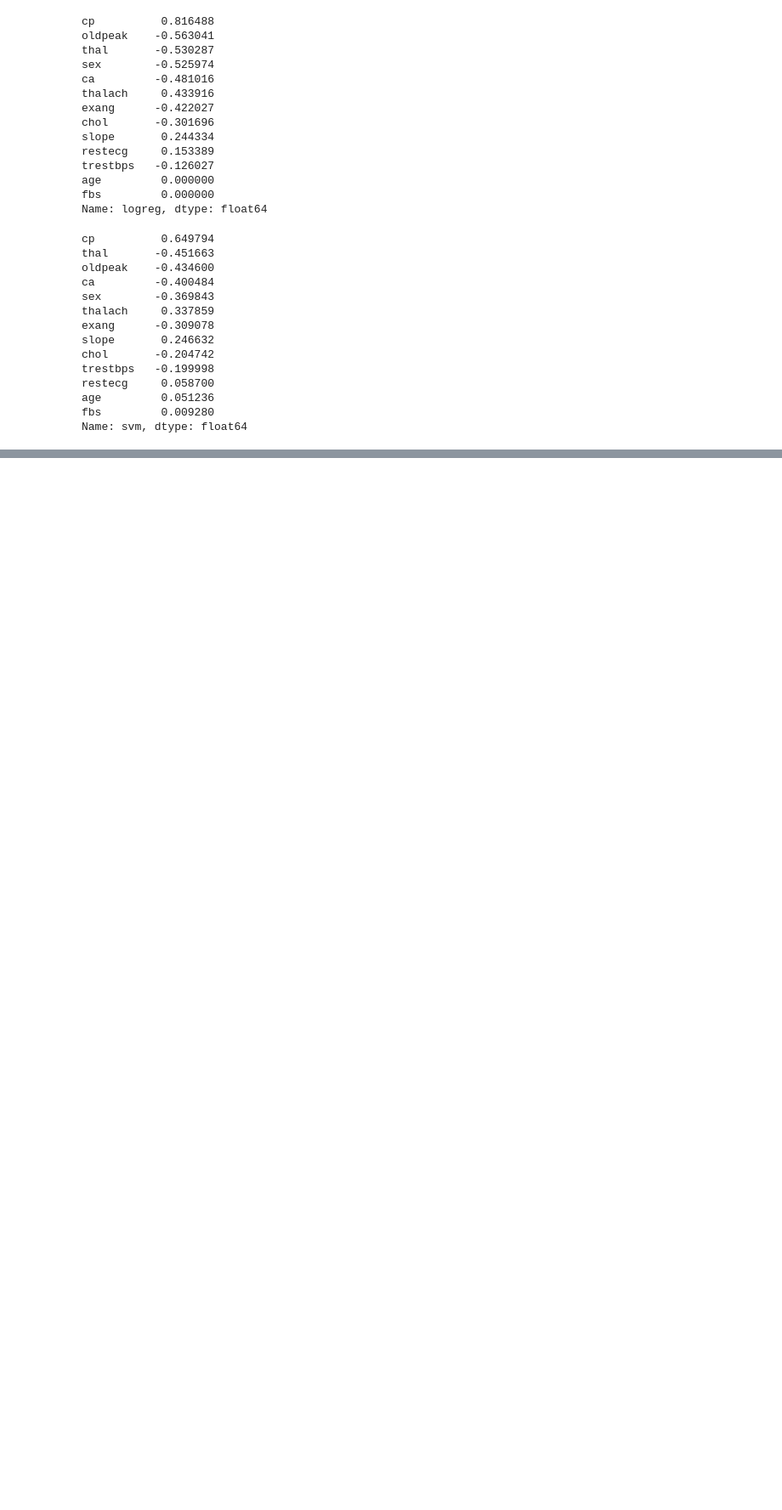
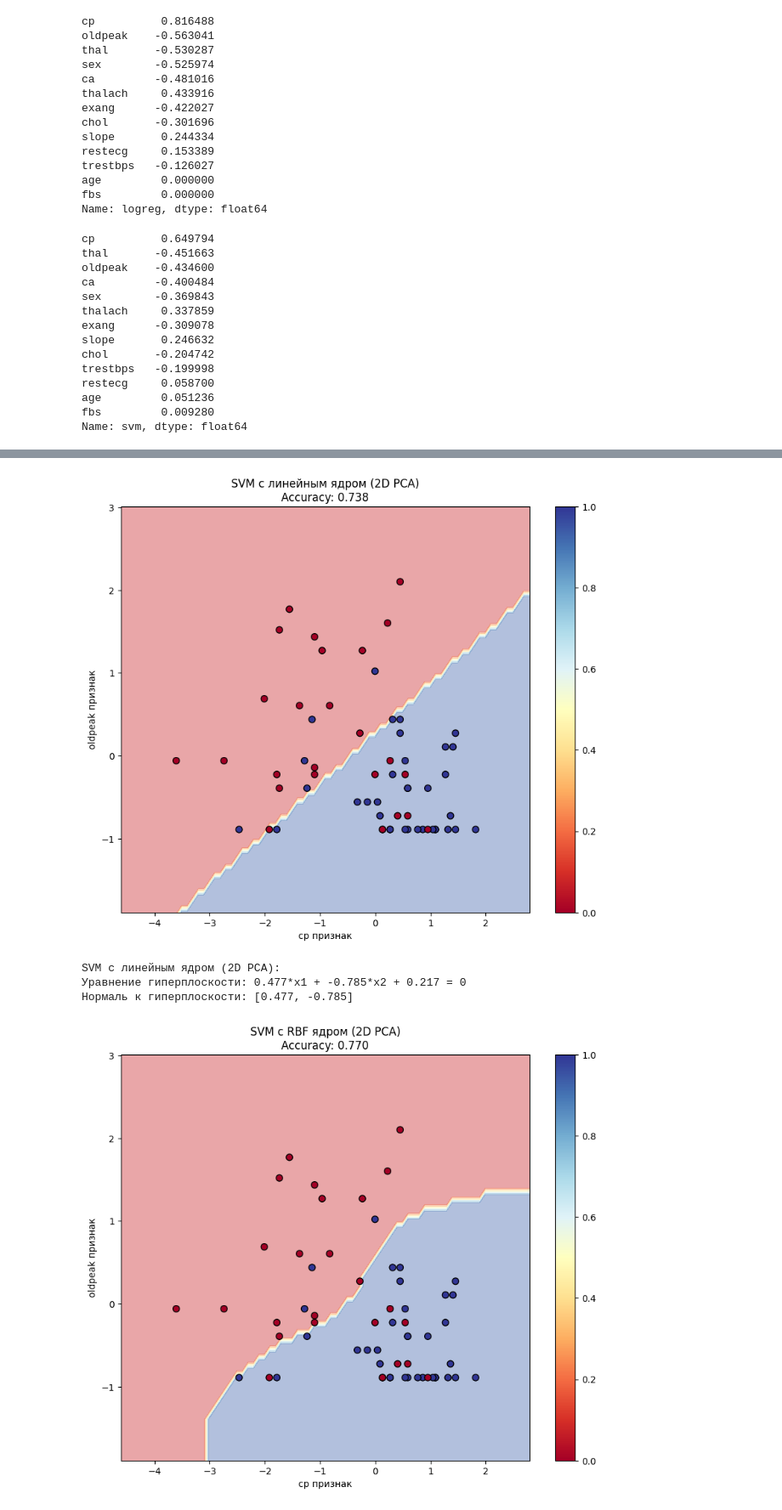
Before and after one commit to SerMisterMish/Statistical_and_Machine_Learning, a Jupyter notebook: supervised_learning/claffication.ipynb, the cells around one changed output, grey strips where cells are left out. Shown at 85% size. Drawn from its saved outputs; the diff is of its cells as text; code cells hidden in the pictures; blank space fills up the shorter version.

```diff
--- a/supervised_learning/claffication.ipynb
+++ b/supervised_learning/claffication.ipynb
@@ -811 +854,10 @@ array([[ 2.04442042,  0.60485264],
+# %%
+plot_decision_boundary(svm_linear_2d, X_test_svm_2d, y_test, "SVM с линейным ядром (2D PCA)")
+plot_decision_boundary(svm_rbf_2d, X_test_svm_2d, y_test, "SVM с RBF ядром (2D PCA)")
+# %% [output]
+[figure, added]
+SVM с линейным ядром (2D PCA):
+Уравнение гиперплоскости: 0.477*x1 + -0.785*x2 + 0.217 = 0
+Нормаль к гиперплоскости: [0.477, -0.785]
+[figure, added]
 # %%
```
Also changed, not shown: parts of 11 cells of this notebook.
